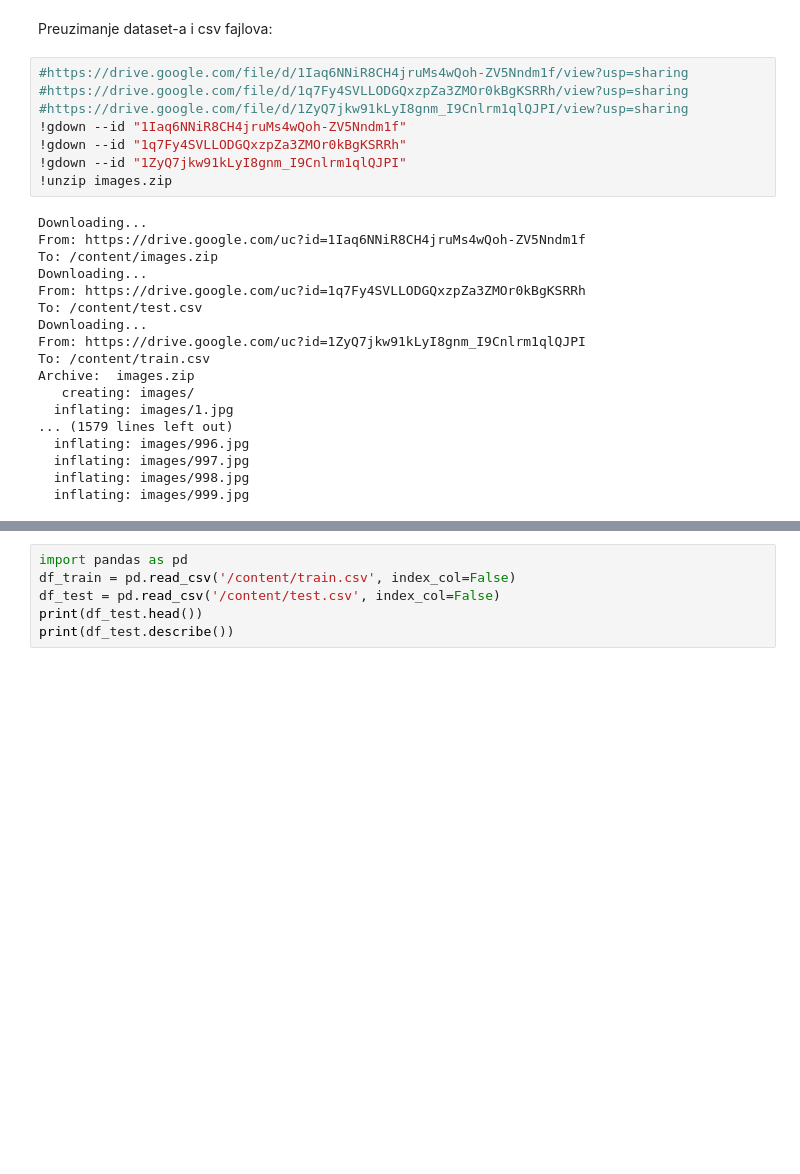
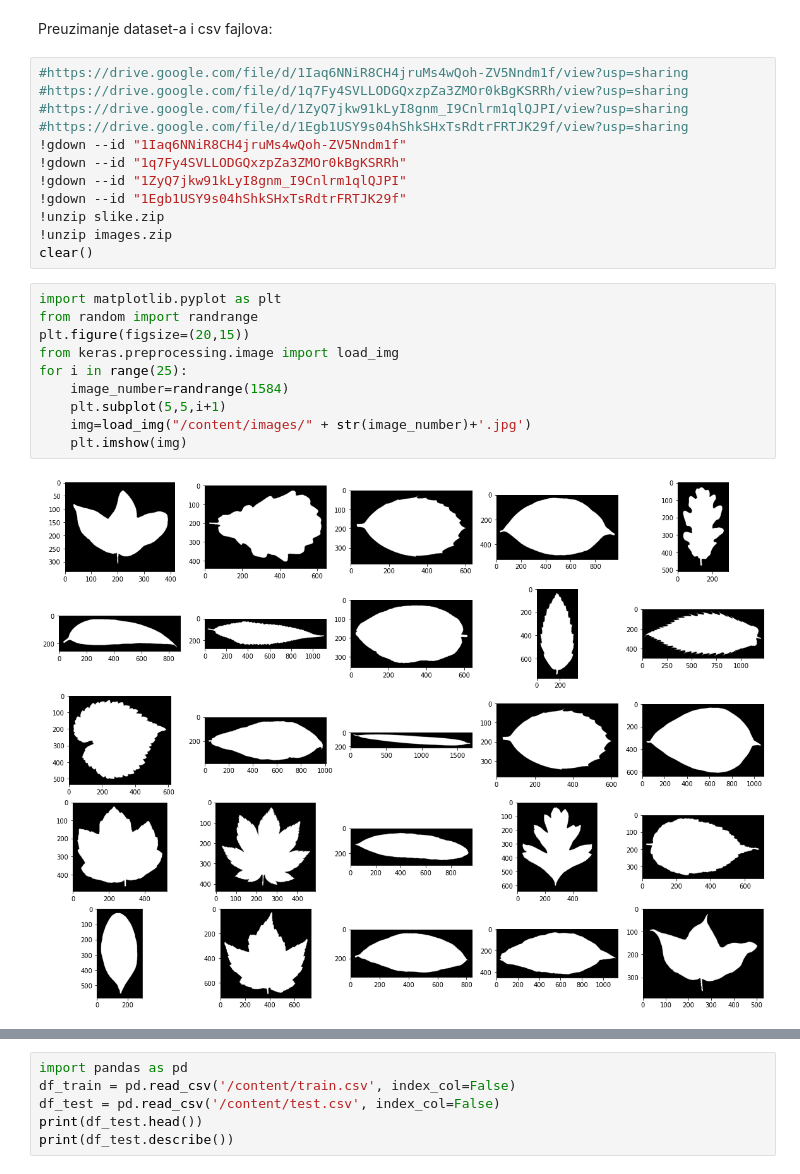
Before and after one commit to NatalijaGajic/pppo_classification, a Jupyter notebook: classification.ipynb, the cells around one changed output, grey strips where cells are left out. Drawn from its saved outputs; the diff is of its cells as text; blank space fills up the shorter version.

```diff
--- a/classification.ipynb
+++ b/classification.ipynb
@@ -42,25 +67,23 @@ Preuzimanje dataset-a i csv fajlova:
 #https://drive.google.com/file/d/1Iaq6NNiR8CH4jruMs4wQoh-ZV5Nndm1f/view?usp=sharing
 #https://drive.google.com/file/d/1q7Fy4SVLLODGQxzpZa3ZMOr0kBgKSRRh/view?usp=sharing
 #https://drive.google.com/file/d/1ZyQ7jkw91kLyI8gnm_I9Cnlrm1qlQJPI/view?usp=sharing
+#https://drive.google.com/file/d/1Egb1USY9s04hShkSHxTsRdtrFRTJK29f/view?usp=sharing
 !gdown --id "1Iaq6NNiR8CH4jruMs4wQoh-ZV5Nndm1f"
 !gdown --id "1q7Fy4SVLLODGQxzpZa3ZMOr0kBgKSRRh"
 !gdown --id "1ZyQ7jkw91kLyI8gnm_I9Cnlrm1qlQJPI"
+!gdown --id "1Egb1USY9s04hShkSHxTsRdtrFRTJK29f"
+!unzip slike.zip
 !unzip images.zip
+clear()
-# %% [output]
-Downloading...
-From: https://drive.google.com/uc?id=1Iaq6NNiR8CH4jruMs4wQoh-ZV5Nndm1f
-To: /content/images.zip
-Downloading...
-From: https://drive.google.com/uc?id=1q7Fy4SVLLODGQxzpZa3ZMOr0kBgKSRRh
-To: /content/test.csv
-Downloading...
-From: https://drive.google.com/uc?id=1ZyQ7jkw91kLyI8gnm_I9Cnlrm1qlQJPI
-To: /content/train.csv
-Archive:  images.zip
-   creating: images/
-  inflating: images/1.jpg
-... (1579 lines left out)
-  inflating: images/996.jpg
-  inflating: images/997.jpg
-  inflating: images/998.jpg
-  inflating: images/999.jpg
+# %%
+import matplotlib.pyplot as plt
+from random import randrange
+plt.figure(figsize=(20,15))
+from keras.preprocessing.image import load_img
+for i in range(25):
+    image_number=randrange(1584)
+    plt.subplot(5,5,i+1)
+    img=load_img("/content/images/" + str(image_number)+'.jpg')
+    plt.imshow(img)
+# %% [output]
+[figure, added]
```
Also changed, not shown: parts of 116 cells of this notebook.
